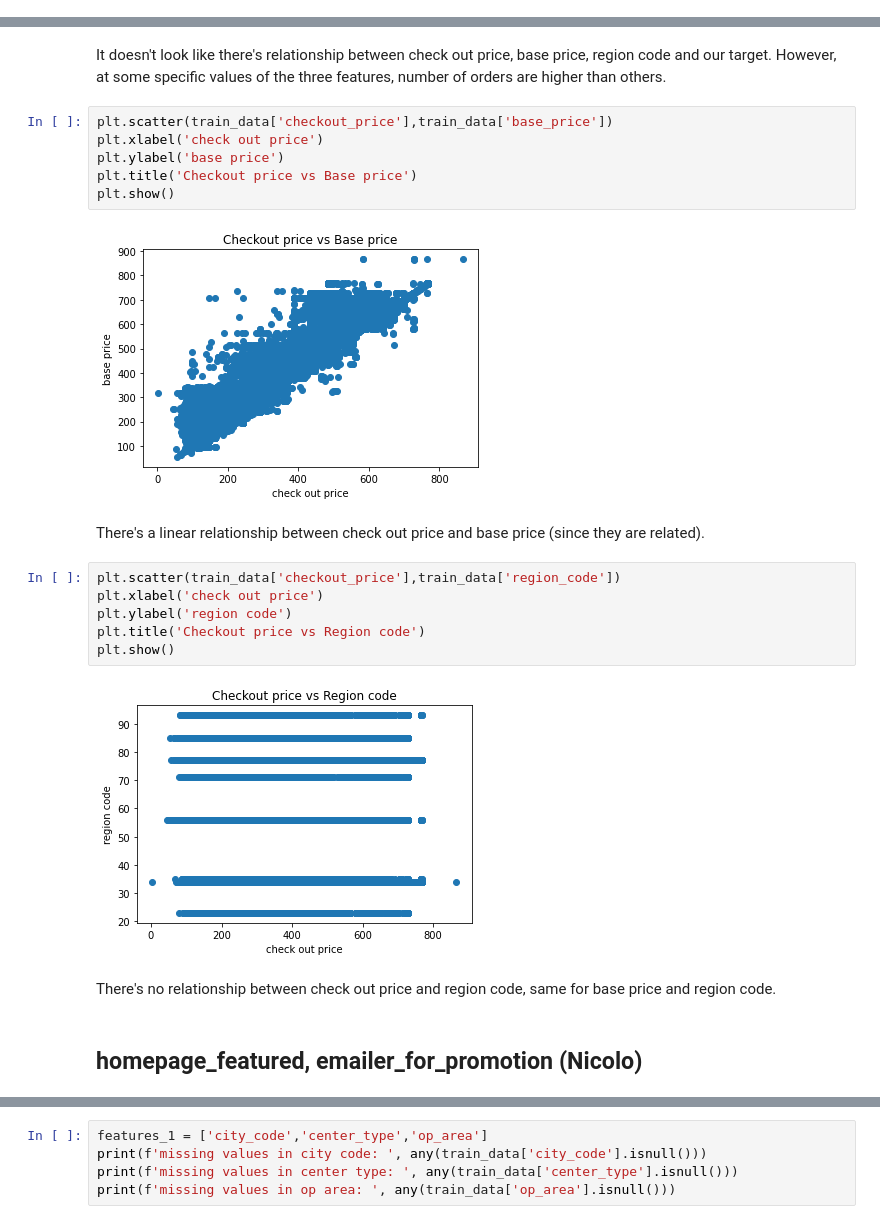
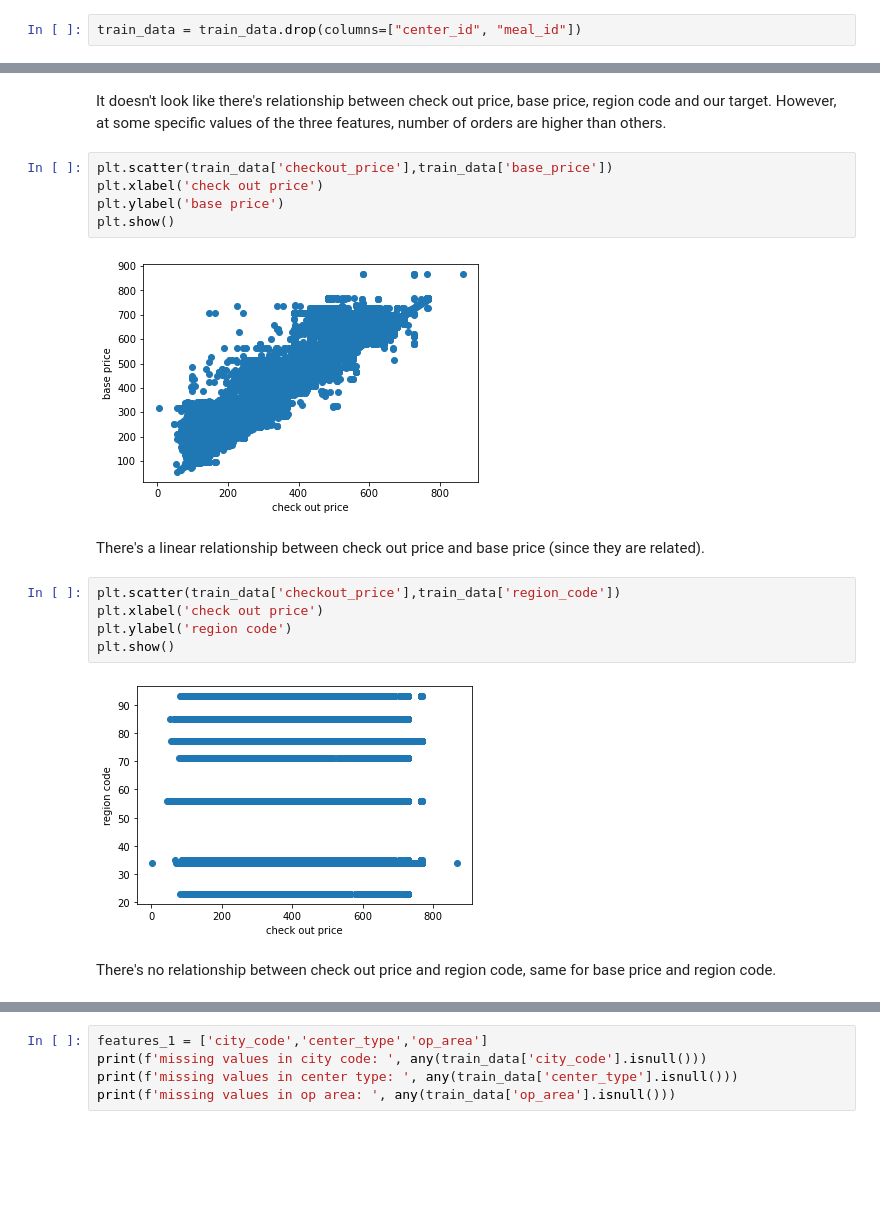
Before and after one commit to jihuali/aml-project, a Jupyter notebook: index.ipynb, the cells around one changed output, grey strips where cells are left out. Drawn from its saved outputs; the diff is of its cells as text; blank space fills up the shorter version.

```diff
--- a/index.ipynb
+++ b/index.ipynb
@@ -98,6 +100,8 @@ memory usage: 3.1+ KB
 # %%
 train_data = pd.merge(train_data,meal_info,on='meal_id',how='left')
 train_data = pd.merge(train_data,center_info, on='center_id', how='left')
+# %%
+train_data = train_data.drop(columns=["center_id", "meal_id"])
 # %%
 train_data.head()
 # %% [output]
@@ -216,22 +162,18 @@ It doesn't look like there's relationship between check out price, base price, r
 # %%
 plt.scatter(train_data['checkout_price'],train_data['base_price'])
 plt.xlabel('check out price')
 plt.ylabel('base price')
-plt.title('Checkout price vs Base price')
 plt.show()
 # %% [output]
-[figure, old version]
+[figure, new version]
 # %% [markdown]
 There's a linear relationship between check out price and base price (since they are related).
 # %%
 plt.scatter(train_data['checkout_price'],train_data['region_code'])
 plt.xlabel('check out price')
 plt.ylabel('region code')
-plt.title('Checkout price vs Region code')
 plt.show()
 # %% [output]
-[figure, old version]
+[figure, new version]
 # %% [markdown]
 There's no relationship between check out price and region code, same for base price and region code.
-# %% [markdown]
-## homepage_featured, emailer_for_promotion (Nicolo)
```
Also changed, not shown: parts of 33 cells of this notebook.
